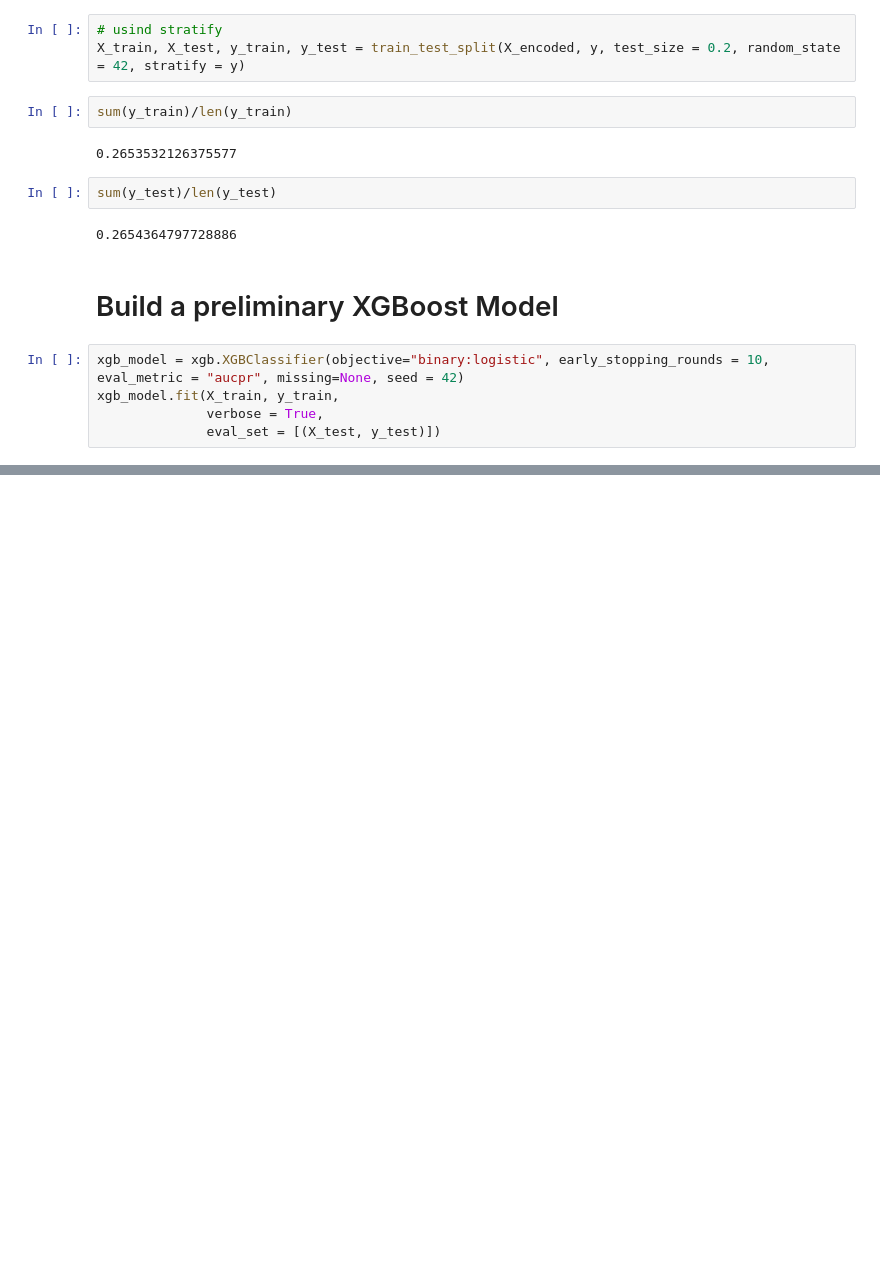
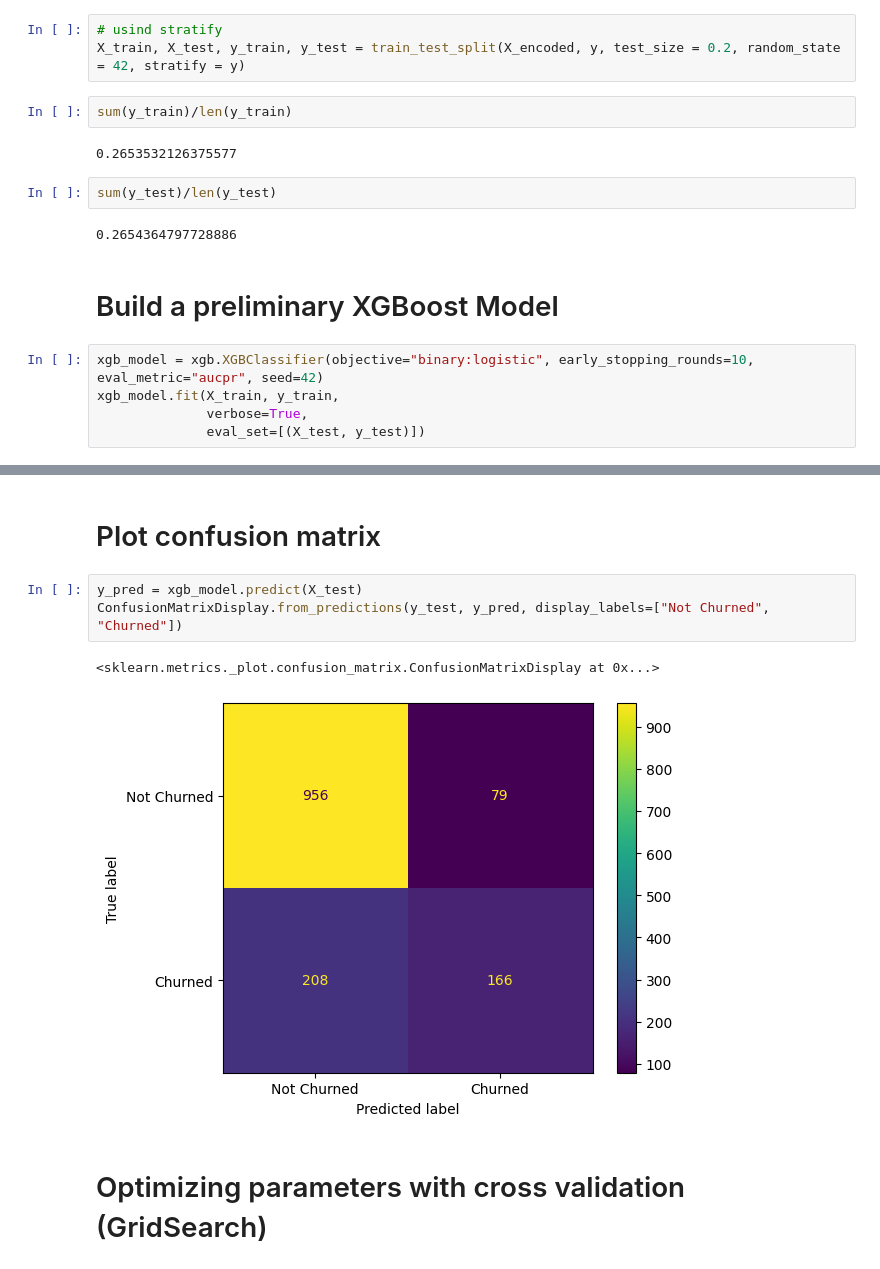
Before and after one commit to CodeMarshall21/Customer-Churn-Prediction, a Jupyter notebook: customer-churn-prediction.ipynb, the cells around one changed output, grey strips where cells are left out. Saved outputs shown, nothing was run; the diff lists cells and outputs as text; blank space fills up the shorter version.

Commit message:
optimizing parameters with cross validation

```diff
--- a/customer-churn-prediction.ipynb
+++ b/customer-churn-prediction.ipynb
@@ -250,10 +248,10 @@ sum(y_test)/len(y_test)
 # %% [markdown]
 # Build a preliminary XGBoost Model
 # %%
-xgb_model = xgb.XGBClassifier(objective="binary:logistic", early_stopping_rounds = 10, eval_metric = "aucpr", missing=None, seed = 42)
+xgb_model = xgb.XGBClassifier(objective="binary:logistic", early_stopping_rounds=10, eval_metric="aucpr", seed=42)
 xgb_model.fit(X_train, y_train,
-              verbose = True,
-              eval_set = [(X_test, y_test)])
+              verbose=True,
+              eval_set=[(X_test, y_test)])
 # %% [output]
 [0]     validation_0-aucpr:0.64661
 [1]     validation_0-aucpr:0.65831
@@ -282,2 +280,12 @@ XGBClassifier(base_score=None, booster=None, callbacks=None,
               monotone_constraints=None, multi_strategy=None, n_estimators=None,
               n_jobs=None, num_parallel_tree=None, ...)
+# %% [markdown]
+# Plot confusion matrix
+# %%
+y_pred = xgb_model.predict(X_test)
+ConfusionMatrixDisplay.from_predictions(y_test, y_pred, display_labels=["Not Churned", "Churned"])
+# %% [output]
+<sklearn.metrics._plot.confusion_matrix.ConfusionMatrixDisplay at 0x...>
+[figure, added]
+# %% [markdown]
+# Optimizing parameters with cross validation (GridSearch)
```
Also changed, not shown: parts of 6 cells of this notebook.
